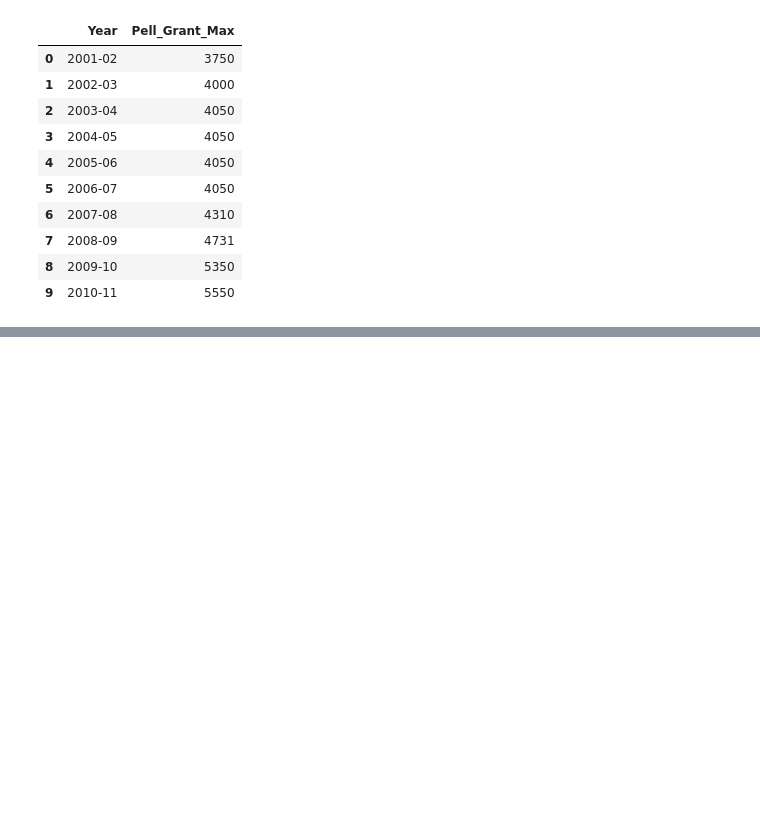
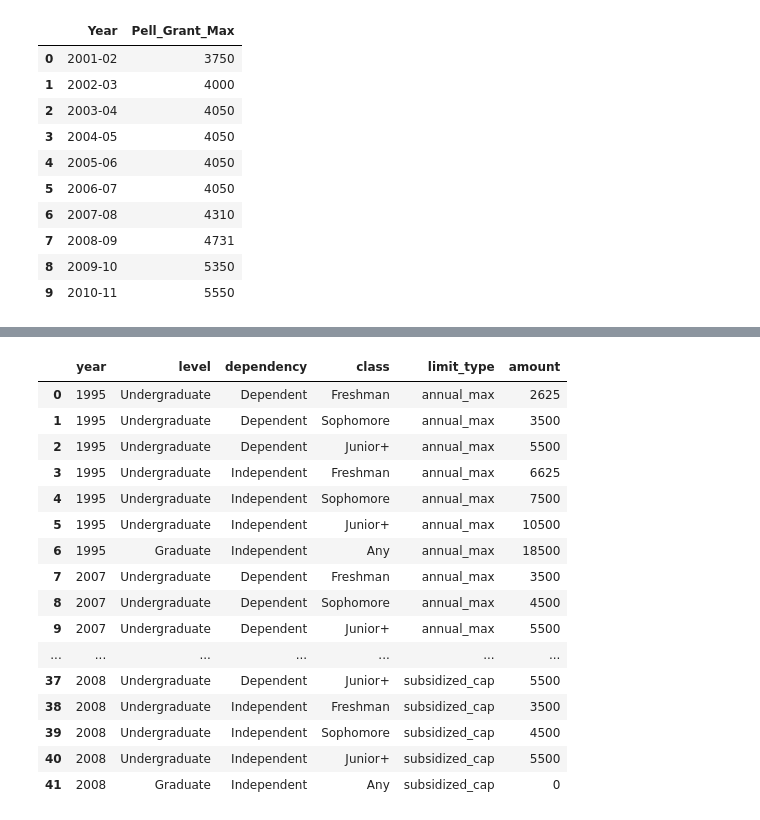
Before and after one commit to spencervenancio/bhp, a Jupyter notebook: Loan Data/Data Processing.ipynb, the cells around one changed output, grey strips where cells are left out. Saved outputs shown, nothing was run; the diff lists cells and outputs as text; code cells hidden in the pictures; blank space fills up the shorter version.

```diff
--- a/Loan Data/Data Processing.ipynb
+++ b/Loan Data/Data Processing.ipynb
@@ -84,0 +142,20 @@ title9
+# %%
+annual_long
+# %% [output]
+|  | year | level | dependency | class | limit_type | amount |
+| 0 | 1995 | Undergraduate | Dependent | Freshman | annual_max | 2625 |
+| 1 | 1995 | Undergraduate | Dependent | Sophomore | annual_max | 3500 |
+| 2 | 1995 | Undergraduate | Dependent | Junior+ | annual_max | 5500 |
+| 3 | 1995 | Undergraduate | Independent | Freshman | annual_max | 6625 |
+| 4 | 1995 | Undergraduate | Independent | Sophomore | annual_max | 7500 |
+| 5 | 1995 | Undergraduate | Independent | Junior+ | annual_max | 10500 |
+| 6 | 1995 | Graduate | Independent | Any | annual_max | 18500 |
+| 7 | 2007 | Undergraduate | Dependent | Freshman | annual_max | 3500 |
+| 8 | 2007 | Undergraduate | Dependent | Sophomore | annual_max | 4500 |
+| 9 | 2007 | Undergraduate | Dependent | Junior+ | annual_max | 5500 |
+| ... | ... | ... | ... | ... | ... | ... |
+| 37 | 2008 | Undergraduate | Dependent | Junior+ | subsidized_cap | 5500 |
+| 38 | 2008 | Undergraduate | Independent | Freshman | subsidized_cap | 3500 |
+| 39 | 2008 | Undergraduate | Independent | Sophomore | subsidized_cap | 4500 |
+| 40 | 2008 | Undergraduate | Independent | Junior+ | subsidized_cap | 5500 |
+| 41 | 2008 | Graduate | Independent | Any | subsidized_cap | 0 |
```
Also changed, not shown: parts of 2 cells of this notebook, 13 other files.
